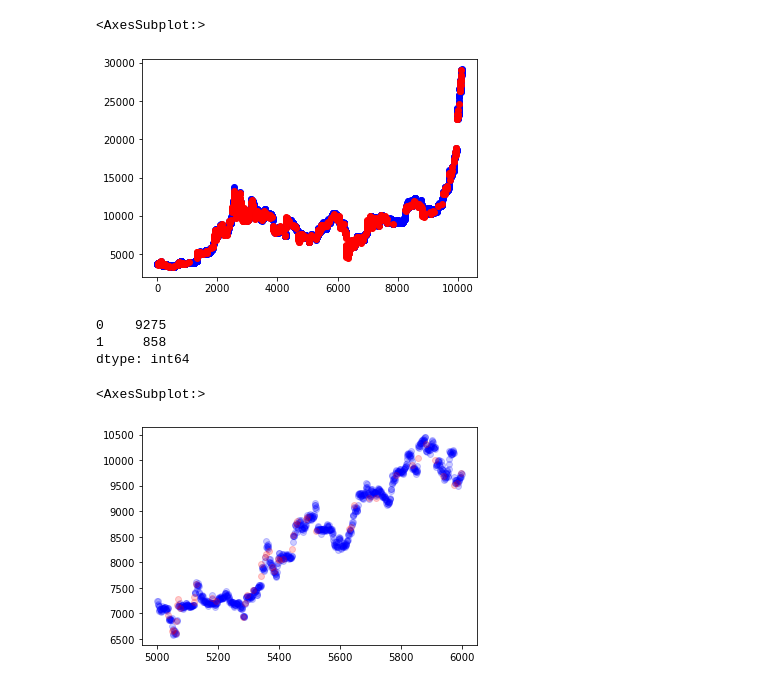
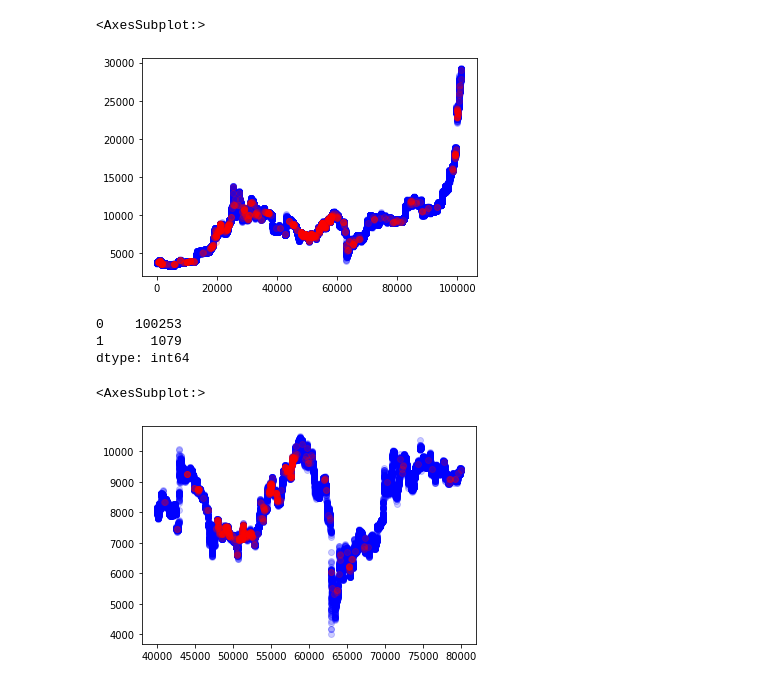
Before and after one commit to Alexis-Fauxbaton/Financial-Predictions, a Jupyter notebook: test.ipynb, the cells around one changed output. Drawn from its saved outputs; the diff is of its cells as text; code cells hidden in the pictures.

Commit message:
Tests on Gaussian Mixture to Regime detection

```diff
--- a/test.ipynb
+++ b/test.ipynb
@@ -6,5 +8,6 @@ import matplotlib.pyplot as plt
 # %%
 data = pd.read_csv("minute_data/BTC-USD_1M_SIGNALS.csv")
+data["Variation"] = np.log(data["Close"] / data["Close"].shift(1))
 # %%
 data
 # %% [output]
@@ -24,6 +27,6 @@ data
 # %%
-data["Variation STD"] = data["Variation"].rolling(14).std()
-data = data[[i%100 == 0 for i in range(len(data))]]
+data["Variation STD"] = data["Variation"].rolling(30).std()
+data = data[[i%10 == 0 for i in range(len(data))]]
 data = data.dropna()
 # %%
 data
@@ -47,6 +38,9 @@ data_19_20 = data.loc[(data["Unix"] >= 1546300800) & (
 
 data_2021 = data.loc[data["Unix"] >= 1609459200].reset_index(drop=True)
 
-gm = GaussianMixture(2)
+display(data_19_20)
+
+gm = GaussianMixture(2, random_state=random.randint(1,1000), init_params="k-means++")
 #labels = gm.fit_predict(data_19_20.drop(["Unix", "Open", "High", "Low", "Close", "Date", "Symbol"], axis=1))
-labels = gm.fit_predict(np.array(data_19_20["Variation STD"]).reshape(-1,1))
+#labels = gm.fit_predict(np.array(data_19_20["Variation STD"]).reshape(-1,1))
+labels = gm.fit_predict(np.array(data["Variation STD"]).reshape(-1,1))#[data_19_20.index]
@@ -69,20 +73,21 @@ data_19_20
 # %%
+labels = labels[data_19_20.index]
 data_19_20["Label"] = labels
-data_19_20["Close"][labels==0].plot(style='bo')#, alpha=0.2)
-data_19_20["Close"][labels==1].plot(style='ro')#, alpha=0.2)
+data_19_20["Close"][labels==0].plot(style='bo', alpha=0.2)
+data_19_20["Close"][labels==1].plot(style='ro', alpha=0.2)
 # %% [output]
 <AxesSubplot:>
-[figure, old version]
+[figure, new version]
 # %%
 pd.Series(labels).value_counts()
 # %% [output]
-0    9275
-1     858
+0    100253
+1      1079
 dtype: int64
 # %%
-data_split = data_19_20[5000:6000]
+data_split = data_19_20[40000:80000]
 data_split["Close"][data_split["Label"]==0].plot(style='bo', alpha=0.2)
 data_split["Close"][data_split["Label"]==1].plot(style='ro', alpha=0.2)
 # %% [output]
 <AxesSubplot:>
-[figure, old version]
+[figure, new version]
```
Also changed, not shown: parts of 7 cells of this notebook.
